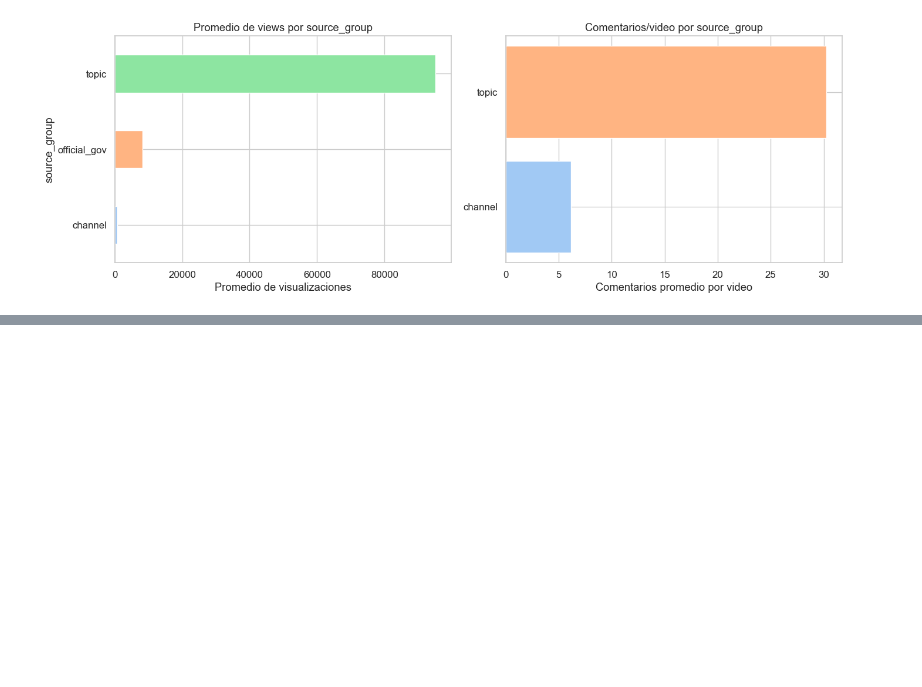
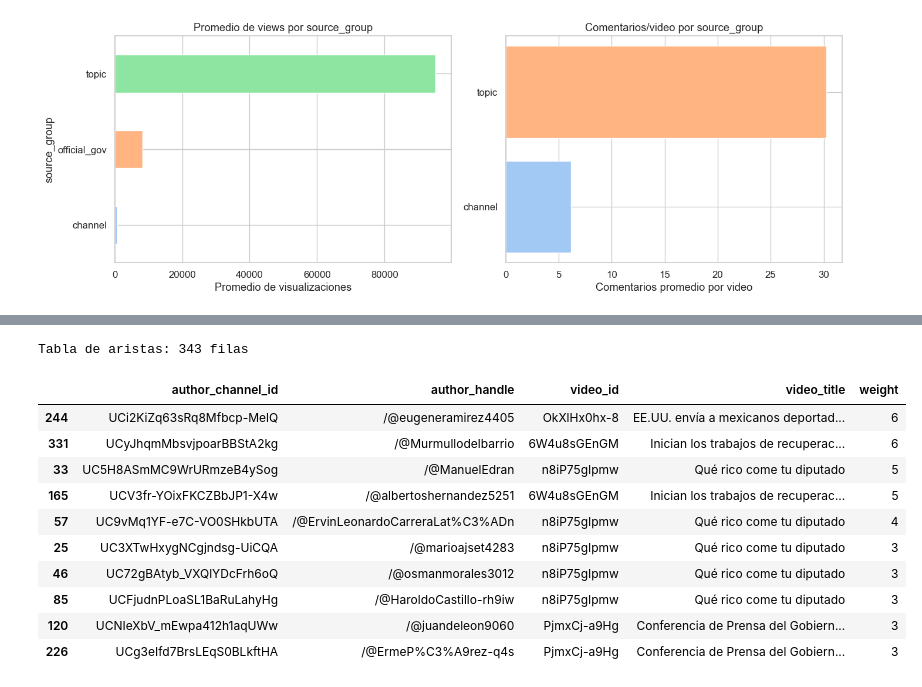
Before and after one commit to Ikeel04/Labs-DS, a Jupyter notebook: Lab6/Laboratorio6.ipynb, the cells around one changed output, grey strips where cells are left out. Cells and saved outputs as stored; diff of their text form; code cells hidden in the pictures; blank space fills up the shorter version.

```diff
--- a/Lab6/Laboratorio6.ipynb
+++ b/Lab6/Laboratorio6.ipynb
@@ -1745,0 +1759,11 @@ plt.show()
+# %%
+# --- Pesos de arista: número de comentarios de cada autor en cada video ---
+pesos_arista = (
+    comments.groupby(["author_channel_id", "video_id"])
+    .size()
+    .reset_index(name="n_comentarios")
+)
+
+print(f"Autores únicos: {comments['author_channel_id'].nunique()}")
+print(f"Videos con al menos 1 comentario: {comments['video_id'].nunique()}")
+print(f"Aristas autor-video (pares únicos): {len(pesos_arista)}")
@@ -1745,0 +1842,27 @@ plt.show()
+# %%
+# --- Tabla de aristas ---
+tabla_aristas = pesos_arista.merge(
+    handle_por_autor.rename("author_handle"), on="author_channel_id", how="left"
+).merge(
+    videos[["video_id", "title"]].rename(columns={"title": "video_title"}),
+    on="video_id", how="left"
+).rename(columns={"n_comentarios": "weight"})
+
+tabla_aristas = tabla_aristas[
+    ["author_channel_id", "author_handle", "video_id", "video_title", "weight"]
+]
+print(f"Tabla de aristas: {len(tabla_aristas)} filas")
+tabla_aristas.sort_values("weight", ascending=False).head(10)
+# %% [output]
+Tabla de aristas: 343 filas
+|  | author_channel_id | author_handle | video_id | video_title | weight |
+| 244 | UCi2KiZq63sRq8Mfbcp-MelQ | /@eugeneramirez4405 | OkXlHx0hx-8 | EE.UU. envía a mexicanos deportad... | 6 |
+| 331 | UCyJhqmMbsvjpoarBBStA2kg | /@Murmullodelbarrio | 6W4u8sGEnGM | Inician los trabajos de recuperac... | 6 |
+| 33 | UC5H8ASmMC9WrURmzeB4ySog | /@ManuelEdran | n8iP75gIpmw | Qué rico come tu diputado | 5 |
+| 165 | UCV3fr-YOixFKCZBbJP1-X4w | /@albertoshernandez5251 | 6W4u8sGEnGM | Inician los trabajos de recuperac... | 5 |
+| 57 | UC9vMq1YF-e7C-VO0SHkbUTA | /@ErvinLeonardoCarreraLat%C3%ADn | n8iP75gIpmw | Qué rico come tu diputado | 4 |
+| 25 | UC3XTwHxygNCgjndsg-UiCQA | /@marioajset4283 | n8iP75gIpmw | Qué rico come tu diputado | 3 |
+| 46 | UC72gBAtyb_VXQlYDcFrh6oQ | /@osmanmorales3012 | n8iP75gIpmw | Qué rico come tu diputado | 3 |
+| 85 | UCFjudnPLoaSL1BaRuLahyHg | /@HaroldoCastillo-rh9iw | n8iP75gIpmw | Qué rico come tu diputado | 3 |
+| 120 | UCNIeXbV_mEwpa412h1aqUWw | /@juandeleon9060 | PjmxCj-a9Hg | Conferencia de Prensa del Gobiern... | 3 |
+| 226 | UCg3eIfd7BrsLEqS0BLkftHA | /@ErmeP%C3%A9rez-q4s | PjmxCj-a9Hg | Conferencia de Prensa del Gobiern... | 3 |
```
Also changed, not shown: parts of 27 cells of this notebook, 5 other files.
